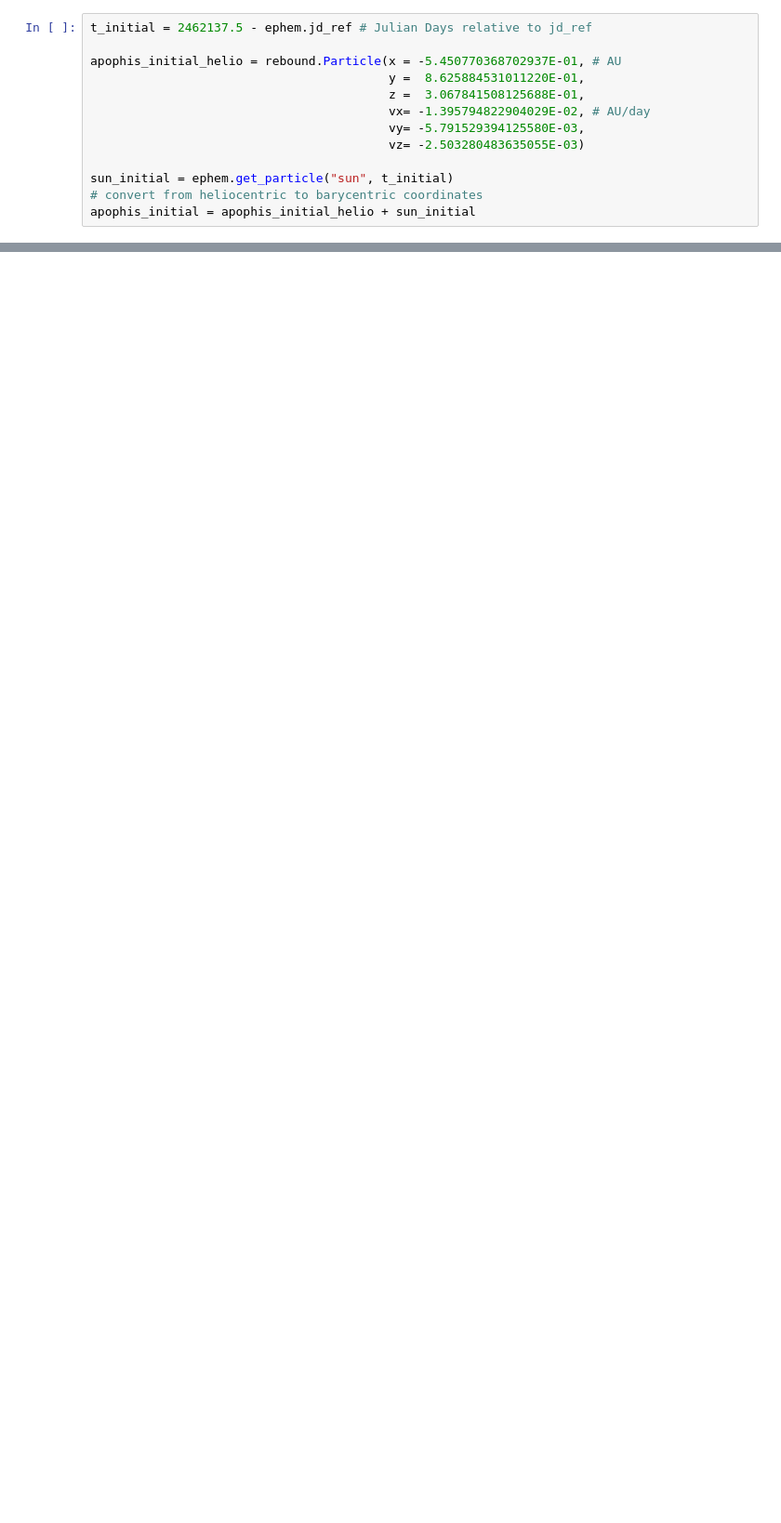
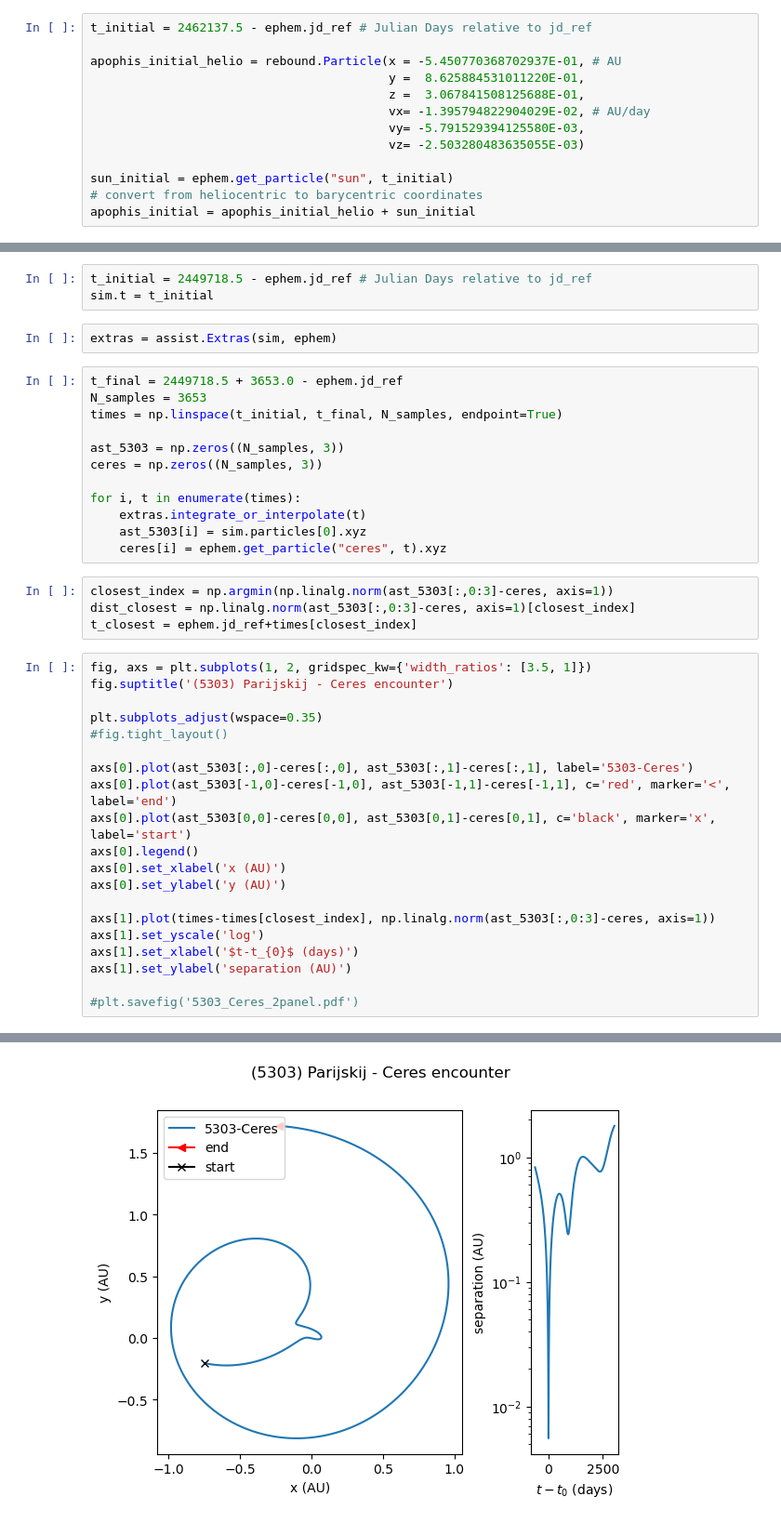
Before and after one commit to matthewholman/assist, a Jupyter notebook: jupyter_examples/publication_figures.ipynb, the cells around one changed output, grey strips where cells are left out. Shown at 93% size. Cells and saved outputs as stored; diff of their text form; blank space fills up the shorter version.

```diff
--- a/jupyter_examples/publication_figures.ipynb
+++ b/jupyter_examples/publication_figures.ipynb
@@ -391,0 +468,42 @@ Text(0.5, 1.0, 'Difference in Integrated Apophis Position')
+# %%
+t_initial = 2449718.5 - ephem.jd_ref # Julian Days relative to jd_ref
+sim.t = t_initial
+# %%
+extras = assist.Extras(sim, ephem)
+# %%
+t_final = 2449718.5 + 3653.0 - ephem.jd_ref
+N_samples = 3653
+times = np.linspace(t_initial, t_final, N_samples, endpoint=True)
+
+ast_5303 = np.zeros((N_samples, 3))
+ceres = np.zeros((N_samples, 3))
+
+for i, t in enumerate(times):
+    extras.integrate_or_interpolate(t)
+    ast_5303[i] = sim.particles[0].xyz
+    ceres[i] = ephem.get_particle("ceres", t).xyz
+# %%
+closest_index = np.argmin(np.linalg.norm(ast_5303[:,0:3]-ceres, axis=1))
+dist_closest = np.linalg.norm(ast_5303[:,0:3]-ceres, axis=1)[closest_index]
+t_closest = ephem.jd_ref+times[closest_index]
+# %%
+fig, axs = plt.subplots(1, 2, gridspec_kw={'width_ratios': [3.5, 1]})
+fig.suptitle('(5303) Parijskij - Ceres encounter')
+
+plt.subplots_adjust(wspace=0.35)
+#fig.tight_layout()
+
+axs[0].plot(ast_5303[:,0]-ceres[:,0], ast_5303[:,1]-ceres[:,1], label='5303-Ceres')
+axs[0].plot(ast_5303[-1,0]-ceres[-1,0], ast_5303[-1,1]-ceres[-1,1], c='red', marker='<', label='end')
+axs[0].plot(ast_5303[0,0]-ceres[0,0], ast_5303[0,1]-ceres[0,1], c='black', marker='x', label='start')
+axs[0].legend()
+axs[0].set_xlabel('x (AU)')
+axs[0].set_ylabel('y (AU)')
+
+axs[1].plot(times-times[closest_index], np.linalg.norm(ast_5303[:,0:3]-ceres, axis=1))
+axs[1].set_yscale('log')
+axs[1].set_xlabel('$t-t_{0}$ (days)')
+axs[1].set_ylabel('separation (AU)')
+
+#plt.savefig('5303_Ceres_2panel.pdf')
+# %% [output]
@@ -391,0 +511 @@ Text(0.5, 1.0, 'Difference in Integrated Apophis Position')
+[figure, added]
```
Also changed, not shown: parts of 12 cells of this notebook.
